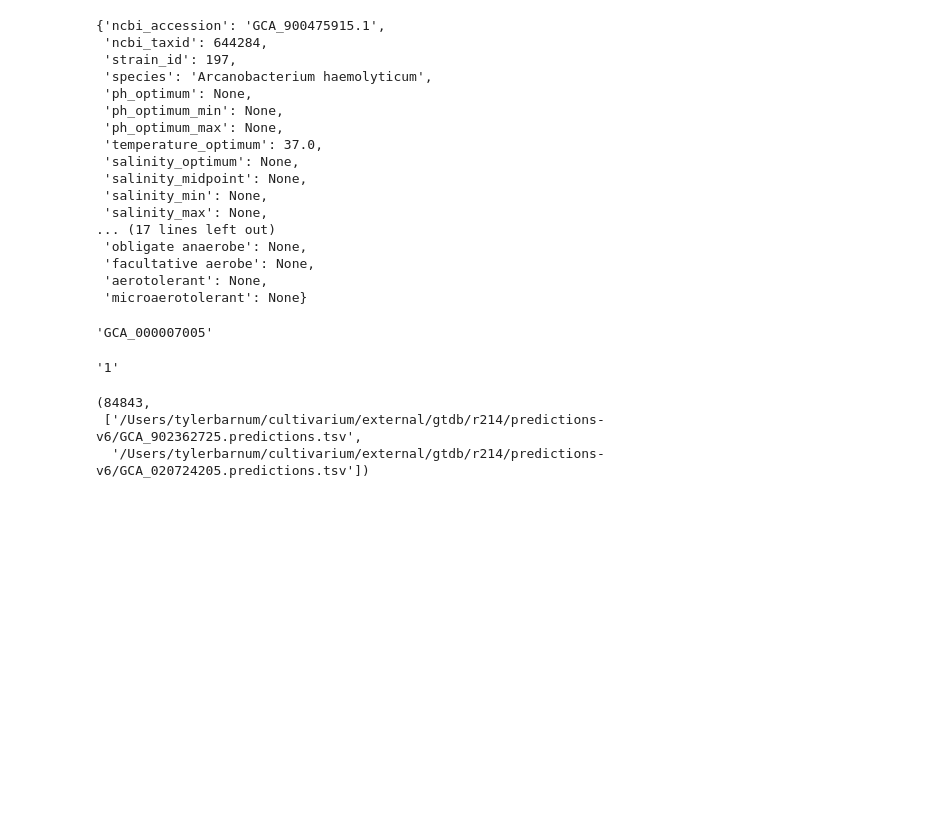
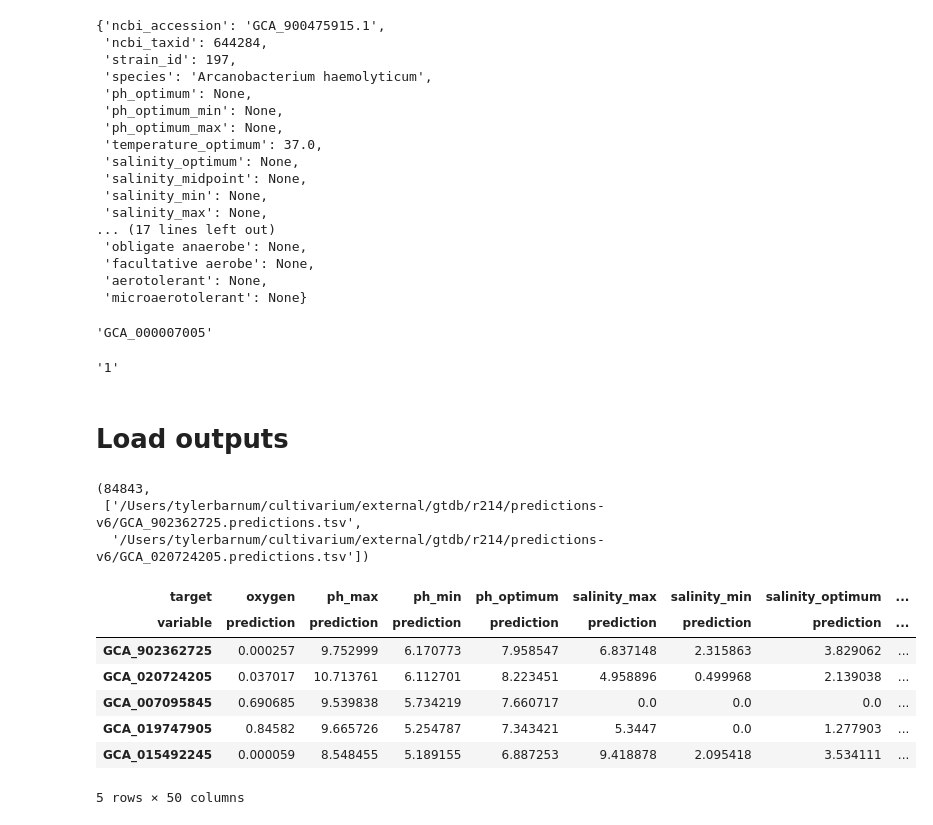
Before and after one commit to cultivarium/GenomeSPOT, a Jupyter notebook: notebooks/tutorial.ipynb, the cells around one changed output. Cells and saved outputs as stored; diff of their text form; code cells hidden in the pictures; blank space fills up the shorter version.

```diff
--- a/notebooks/tutorial.ipynb
+++ b/notebooks/tutorial.ipynb
@@ -572,6 +572,8 @@ accession
 # genome = filename.split('/')[-1].split('.')[0][:-1]
 # %% [output]
 '1'
+# %% [markdown]
+# Load outputs
 # %%
 from glob import glob
 output_files = glob('/Users/tylerbarnum/cultivarium/external/gtdb/r214/predictions-v6/*tsv')
@@ -581,34 +583,17 @@ len(output_files), output_files[0:2]
  ['/Users/tylerbarnum/cultivarium/external/gtdb/r214/predictions-v6/GCA_902362725.predictions.tsv',
   '/Users/tylerbarnum/cultivarium/external/gtdb/r214/predictions-v6/GCA_020724205.predictions.tsv'])
 # %%
-def gtdb_accession_to_ncbi(accession : str,
-                           make_genbank : bool = True,
-                           remove_version : bool = True) -> str:
-    """Convert GTDB 'accession' into NCBI accession.
 
-    Options allow different formats.
 
-    Args:
-        accession: GTDB accession e.g. RS_GCF_016456235.1
-        make_genbank: Replace the initial 'GCF_' with 'GCA_'
-        remove_version: Remove the terminal '.#'
-    Returns:
-        ncbi_accession : NCBI accession e.g. GCA_016456235
-    """
 
-    ncbi_accession = accession[3:]
-    if make_genbank:
-        ncbi_accession = ncbi_accession.replace('GCF_', 'GCA_')
-    if remove_version:
-        ncbi_accession = ncbi_accession[:-2]
-    return ncbi_accession
-
-dfs = []
-for tsv in output_files:
-    accession = gtdb_accession_to_ncbi(f"123{tsv.split('/')[-1]}".split('.')[0], remove_version=False)
-    try:
-        predictions_df = pd.read_csv(tsv, sep='\t', index_col=0)
-        melted_df = pd.melt(predictions_df.reset_index().rename(columns={'value' : 'prediction'}), id_vars=['target'], value_vars=['prediction', 'error', 'units', 'is_novel', 'warning']).set_index(['target', 'variable']).sort_index().rename(columns={'value' : accession}).T
-        dfs.append(melted_df)
-    except:
-        pass
+single_tsv = convert_outputs_to_single_tsv(output_files[0:5])
+single_tsv
+# %% [output]
+| target | oxygen | ph_max | ph_min | ph_optimum | salinity_max | salinity_min | salinity_optimum | ... |
+| variable | prediction | prediction | prediction | prediction | prediction | prediction | prediction | ... |
+| GCA_902362725 | 0.000257 | 9.752999 | 6.170773 | 7.958547 | 6.837148 | 2.315863 | 3.829062 | ... |
+| GCA_020724205 | 0.037017 | 10.713761 | 6.112701 | 8.223451 | 4.958896 | 0.499968 | 2.139038 | ... |
+| GCA_007095845 | 0.690685 | 9.539838 | 5.734219 | 7.660717 | 0.0 | 0.0 | 0.0 | ... |
+| GCA_019747905 | 0.84582 | 9.665726 | 5.254787 | 7.343421 | 5.3447 | 0.0 | 1.277903 | ... |
+| GCA_015492245 | 0.000059 | 8.548455 | 5.189155 | 6.887253 | 9.418878 | 2.095418 | 3.534111 | ... |
+5 rows × 50 columns
```
Also changed, not shown: parts of 5 cells of this notebook, 1 other file.
